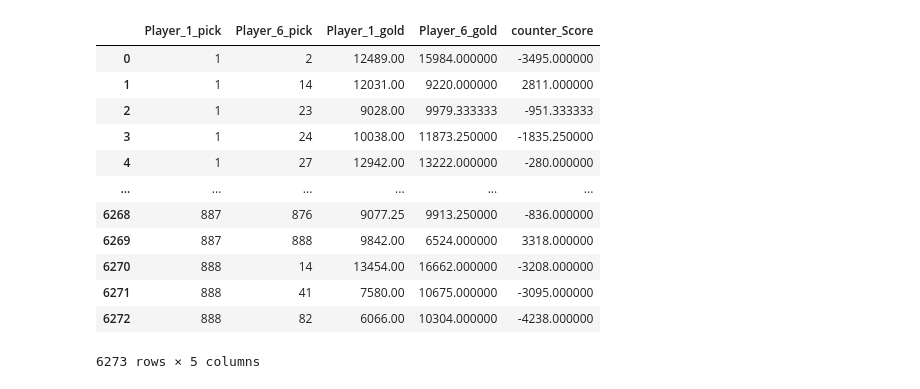
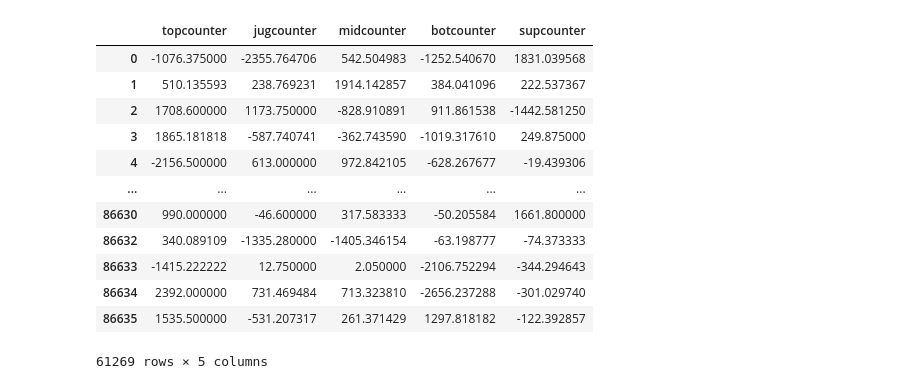
Before and after one commit to Jiawei-oukai/MachinLearning-LOL_Gaming, a Jupyter notebook: 1.ChampCounterRelations.ipynb, the cells around one changed output. Cells and saved outputs as stored; diff of their text form; code cells hidden in the pictures.

```diff
--- a/1.ChampCounterRelations.ipynb
+++ b/1.ChampCounterRelations.ipynb
@@ -52,16 +59,0 @@ def ChampCounterRelations(df):
-# %%
-ChampCounterRelations(df)[0]
-# %% [output]
-|  | Player_1_pick | Player_6_pick | Player_1_gold | Player_6_gold | counter_Score |
-| 0 | 1 | 2 | 12489.00 | 15984.000000 | -3495.000000 |
-| 1 | 1 | 14 | 12031.00 | 9220.000000 | 2811.000000 |
-| 2 | 1 | 23 | 9028.00 | 9979.333333 | -951.333333 |
-| 3 | 1 | 24 | 10038.00 | 11873.250000 | -1835.250000 |
-| 4 | 1 | 27 | 12942.00 | 13222.000000 | -280.000000 |
-| ... | ... | ... | ... | ... | ... |
-| 6268 | 887 | 876 | 9077.25 | 9913.250000 | -836.000000 |
-| 6269 | 887 | 888 | 9842.00 | 6524.000000 | 3318.000000 |
-| 6270 | 888 | 14 | 13454.00 | 16662.000000 | -3208.000000 |
-| 6271 | 888 | 41 | 7580.00 | 10675.000000 | -3095.000000 |
-| 6272 | 888 | 82 | 6066.00 | 10304.000000 | -4238.000000 |
-6273 rows × 5 columns
@@ -67,0 +72,16 @@ ChampCounterRelations(df)[0]
+# %%
+tmp
+# %% [output]
+|  | topcounter | jugcounter | midcounter | botcounter | supcounter |
+| 0 | -1076.375000 | -2355.764706 | 542.504983 | -1252.540670 | 1831.039568 |
+| 1 | 510.135593 | 238.769231 | 1914.142857 | 384.041096 | 222.537367 |
+| 2 | 1708.600000 | 1173.750000 | -828.910891 | 911.861538 | -1442.581250 |
+| 3 | 1865.181818 | -587.740741 | -362.743590 | -1019.317610 | 249.875000 |
+| 4 | -2156.500000 | 613.000000 | 972.842105 | -628.267677 | -19.439306 |
+| ... | ... | ... | ... | ... | ... |
+| 86630 | 990.000000 | -46.600000 | 317.583333 | -50.205584 | 1661.800000 |
+| 86632 | 340.089109 | -1335.280000 | -1405.346154 | -63.198777 | -74.373333 |
+| 86633 | -1415.222222 | 12.750000 | 2.050000 | -2106.752294 | -344.294643 |
+| 86634 | 2392.000000 | 731.469484 | 713.323810 | -2656.237288 | -301.029740 |
+| 86635 | 1535.500000 | -531.207317 | 261.371429 | 1297.818182 | -122.392857 |
+61269 rows × 5 columns
```
Also changed, not shown: parts of 16 cells of this notebook.
